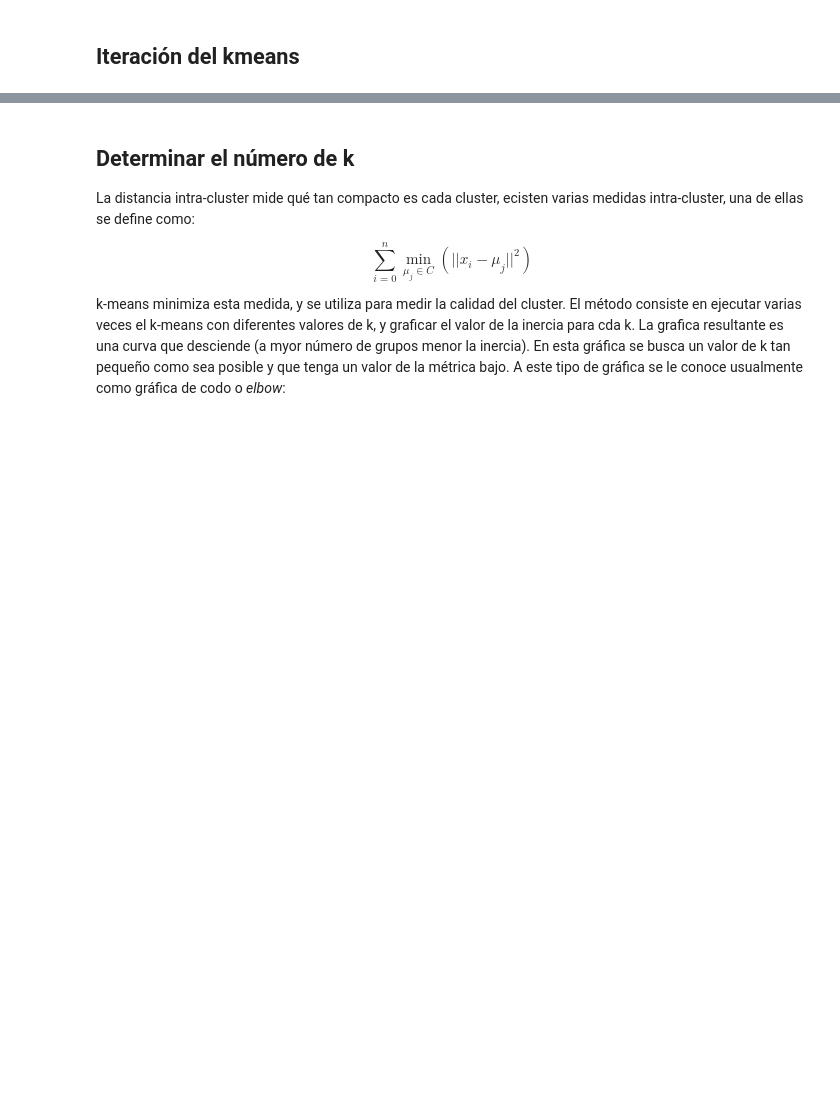
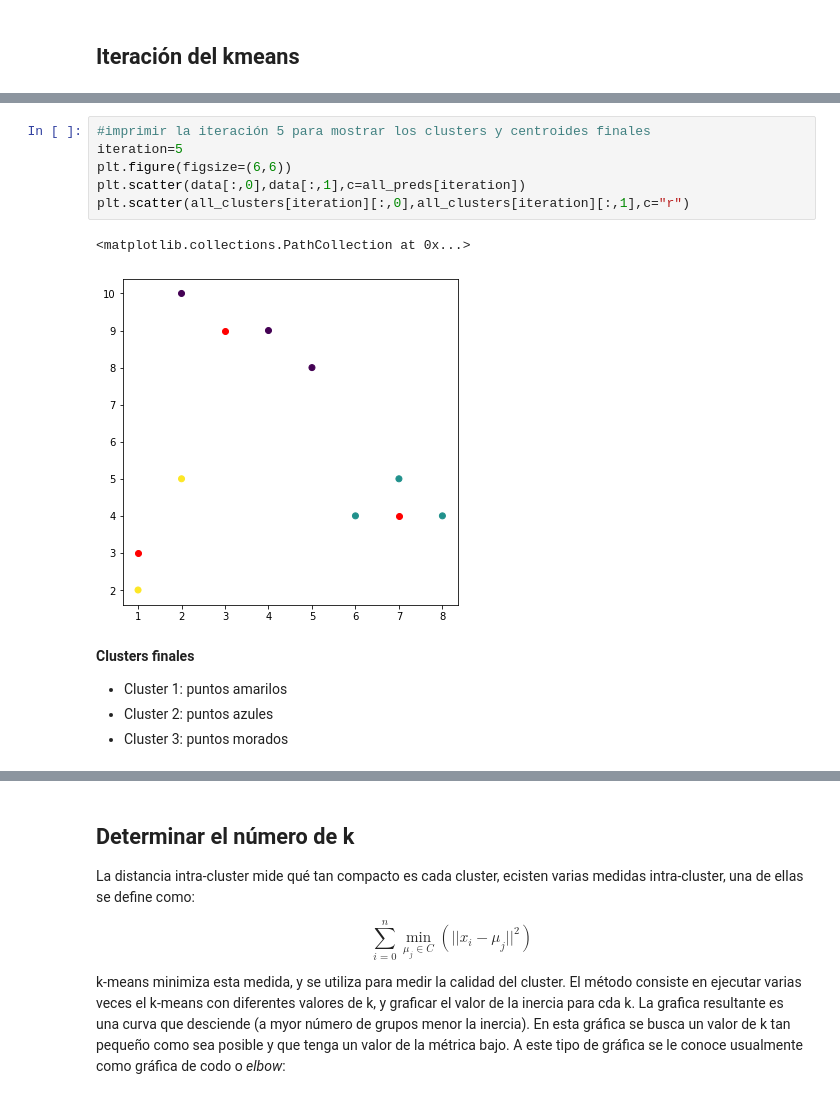
Before and after one commit to acmoral/ProyectoMineria, a Jupyter notebook: Talleres/Taller4/agrupacionMD.ipynb, the cells around one changed output, grey strips where cells are left out. Saved outputs shown, nothing was run; the diff lists cells and outputs as text; blank space fills up the shorter version.

```diff
--- a/Talleres/Taller4/agrupacionMD.ipynb
+++ b/Talleres/Taller4/agrupacionMD.ipynb
@@ -205,0 +274,14 @@ c) Mostrar gráficamente (los puntos y centroides) al converger: <br />
+# %%
+#imprimir la iteración 5 para mostrar los clusters y centroides finales
+iteration=5
+plt.figure(figsize=(6,6))
+plt.scatter(data[:,0],data[:,1],c=all_preds[iteration])
+plt.scatter(all_clusters[iteration][:,0],all_clusters[iteration][:,1],c="r")
+# %% [output]
+<matplotlib.collections.PathCollection at 0x...>
+[figure, added]
+# %% [markdown]
+**Clusters finales**
+* Cluster 1: puntos amarilos
+* Cluster 2: puntos azules
+* Cluster 3: puntos morados
```
Also changed, not shown: parts of 38 cells of this notebook, 1 other file.
